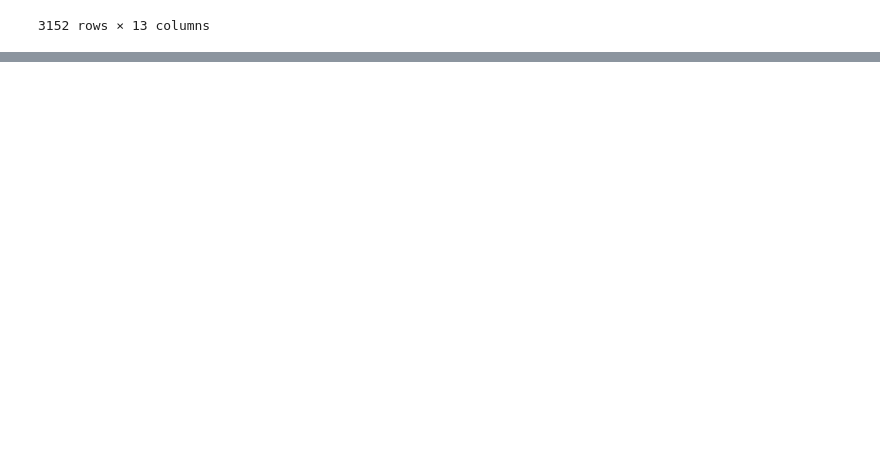
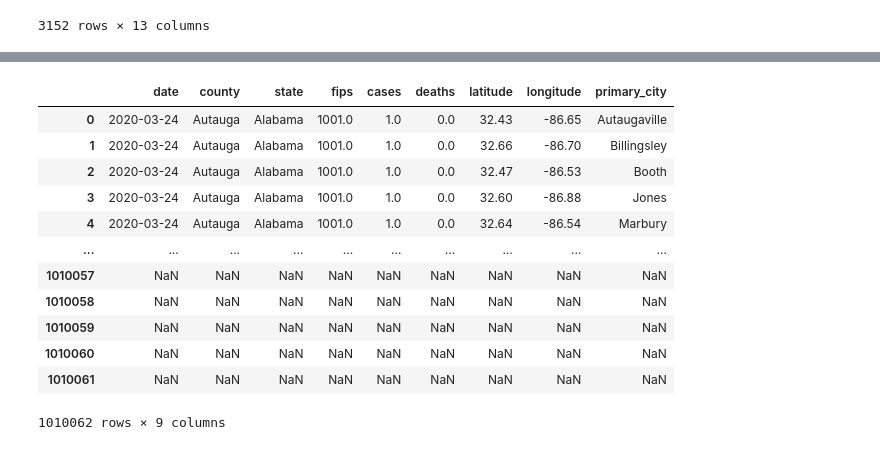
Before and after one commit to arjunsavel/covid-hacks-2020, a Jupyter notebook: covid_country_data.ipynb, the cells around one changed output, grey strips where cells are left out. Drawn from its saved outputs; the diff is of its cells as text; code cells hidden in the pictures; blank space fills up the shorter version.

```diff
--- a/covid_country_data.ipynb
+++ b/covid_country_data.ipynb
@@ -125,0 +124,16 @@ pip install line_profiler
+# %%
+covid_county_location.where(covid_county_location['county']=='Autauga')
+# %% [output]
+|  | date | county | state | fips | cases | deaths | latitude | longitude | primary_city |
+| 0 | 2020-03-24 | Autauga | Alabama | 1001.0 | 1.0 | 0.0 | 32.43 | -86.65 | Autaugaville |
+| 1 | 2020-03-24 | Autauga | Alabama | 1001.0 | 1.0 | 0.0 | 32.66 | -86.70 | Billingsley |
+| 2 | 2020-03-24 | Autauga | Alabama | 1001.0 | 1.0 | 0.0 | 32.47 | -86.53 | Booth |
+| 3 | 2020-03-24 | Autauga | Alabama | 1001.0 | 1.0 | 0.0 | 32.60 | -86.88 | Jones |
+| 4 | 2020-03-24 | Autauga | Alabama | 1001.0 | 1.0 | 0.0 | 32.64 | -86.54 | Marbury |
+| ... | ... | ... | ... | ... | ... | ... | ... | ... | ... |
+| 1010057 | NaN | NaN | NaN | NaN | NaN | NaN | NaN | NaN | NaN |
+| 1010058 | NaN | NaN | NaN | NaN | NaN | NaN | NaN | NaN | NaN |
+| 1010059 | NaN | NaN | NaN | NaN | NaN | NaN | NaN | NaN | NaN |
+| 1010060 | NaN | NaN | NaN | NaN | NaN | NaN | NaN | NaN | NaN |
+| 1010061 | NaN | NaN | NaN | NaN | NaN | NaN | NaN | NaN | NaN |
+1010062 rows × 9 columns
```
Also changed, not shown: parts of 2 cells of this notebook.
